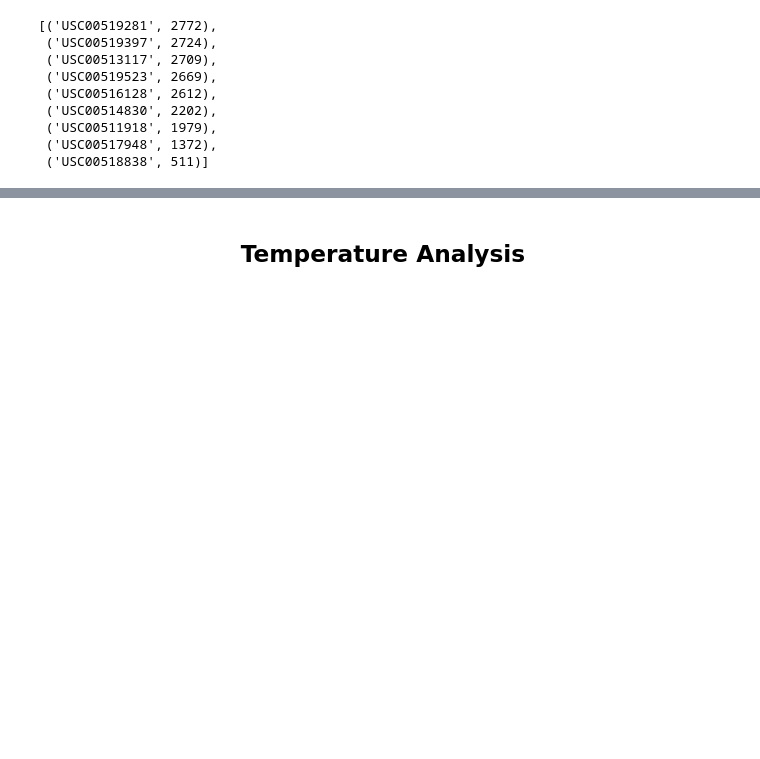
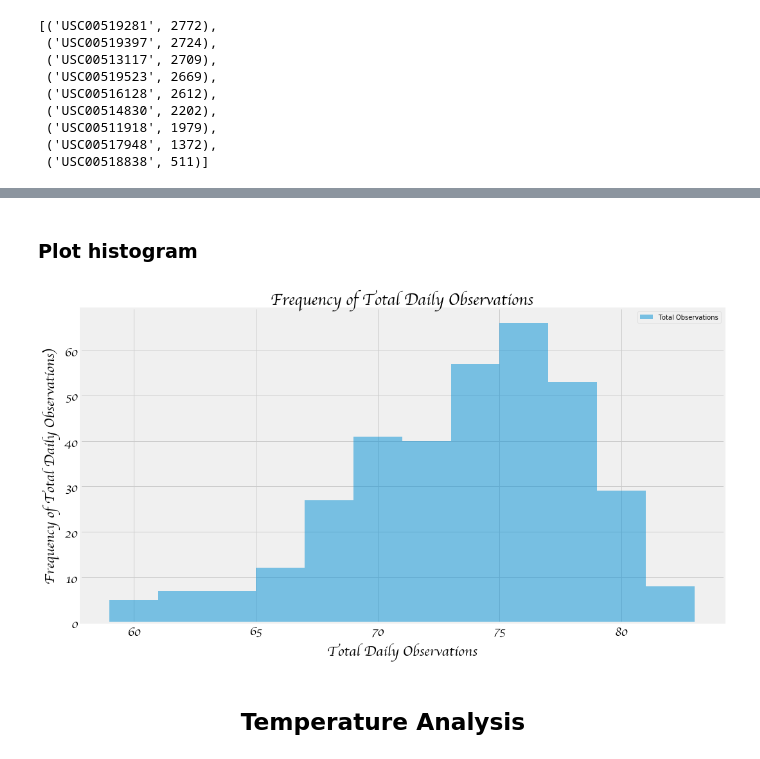
Before and after one commit to Ohmarr/SQL_Alchemy_Climate_Analysis, a Jupyter notebook: Climate_Analysis.ipynb, the cells around one changed output, grey strips where cells are left out. Saved outputs shown, nothing was run; the diff lists cells and outputs as text; code cells hidden in the pictures; blank space fills up the shorter version.

```diff
--- a/Climate_Analysis.ipynb
+++ b/Climate_Analysis.ipynb
@@ -202,0 +234,2 @@ frequency_df.plot.hist(bins=12)
+# %% [markdown]
+### Plot histogram
@@ -203,3 +240,15 @@ frequency_df.plot.hist(bins=12)
+# %%
+frequency_df.plot.hist(bins=12, alpha=0.5)
+plt.title('Frequency of Total Daily Observations', fontsize=25, family=['cursive'], weight='bold')
+plt.yticks(size=20, family=['cursive'])
+plt.ylabel('Frequency of Total Daily Observations)', size=22, family=['cursive'])
+plt.xlabel('Total Daily Observations', size=22, family=['cursive'])
+plt.legend()
+plt.xticks(family=['cursive'], size=20)
+plt.savefig('Images/frequency_of_tobs.png') #save figure
+plt.show()
+# %% [output]
+[figure, added]
 # %% [markdown]
 ## <center> Temperature Analysis </center>
 # %%
```
Also changed, not shown: parts of 60 cells of this notebook, 13 other files.
